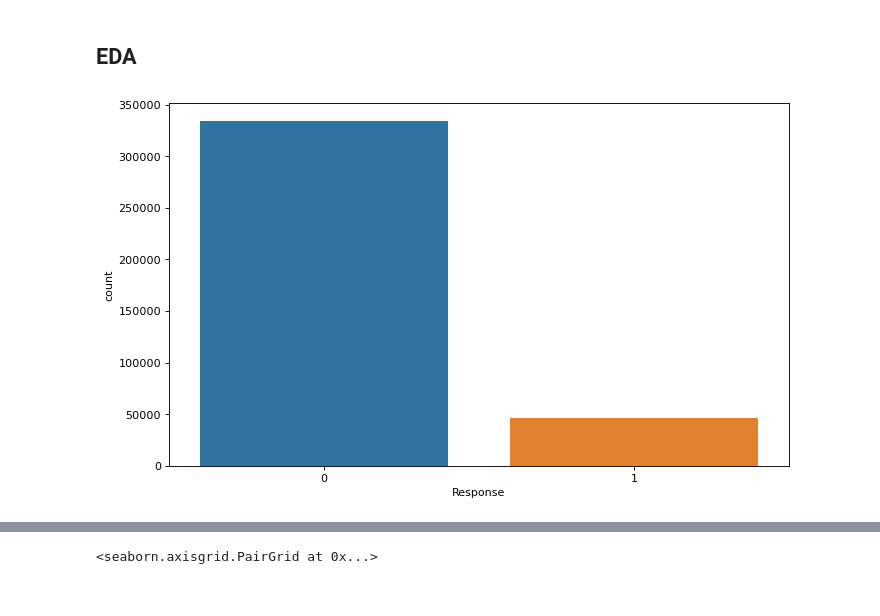
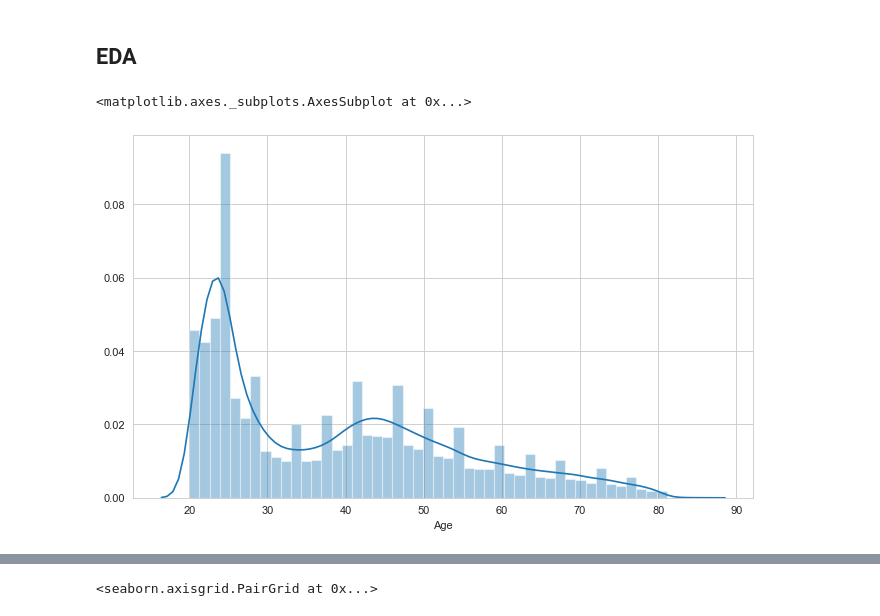
Before and after one commit to dibyaranjanGIT/Helth_Insurance_Cross_Sell_Prediction, a Jupyter notebook: Health_Insurance_Prediction.ipynb, the cells around one changed output, grey strips where cells are left out. Cells and saved outputs as stored; diff of their text form; code cells hidden in the pictures.

```diff
--- a/Health_Insurance_Prediction.ipynb
+++ b/Health_Insurance_Prediction.ipynb
@@ -81,8 +81,3 @@ df.describe().transpose()
 # %%
 #Impoorting seaborn for statistical data visualization
 import seaborn as sns
-# %%
-# Checking if the data is balanced or not
-sns.countplot(df['Response']);
-# %% [output]
-[figure, removed]
@@ -88,0 +86,5 @@ sns.countplot(df['Response']);
+# %%
+sns.distplot(df['Age'])
+# %% [output]
+<matplotlib.axes._subplots.AxesSubplot at 0x...>
+[figure, added]
```
Also changed, not shown: parts of 79 cells of this notebook, 1 other file.
